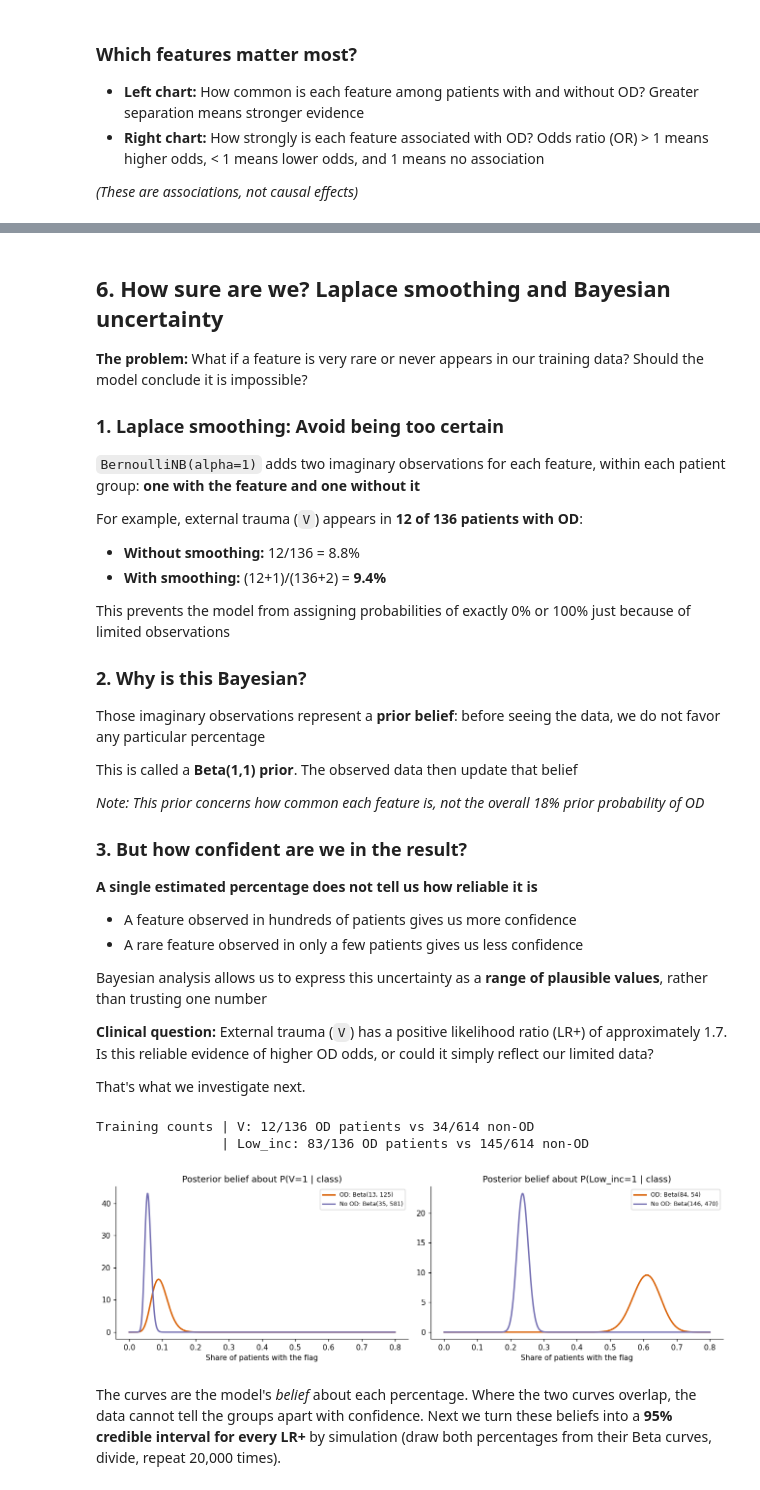
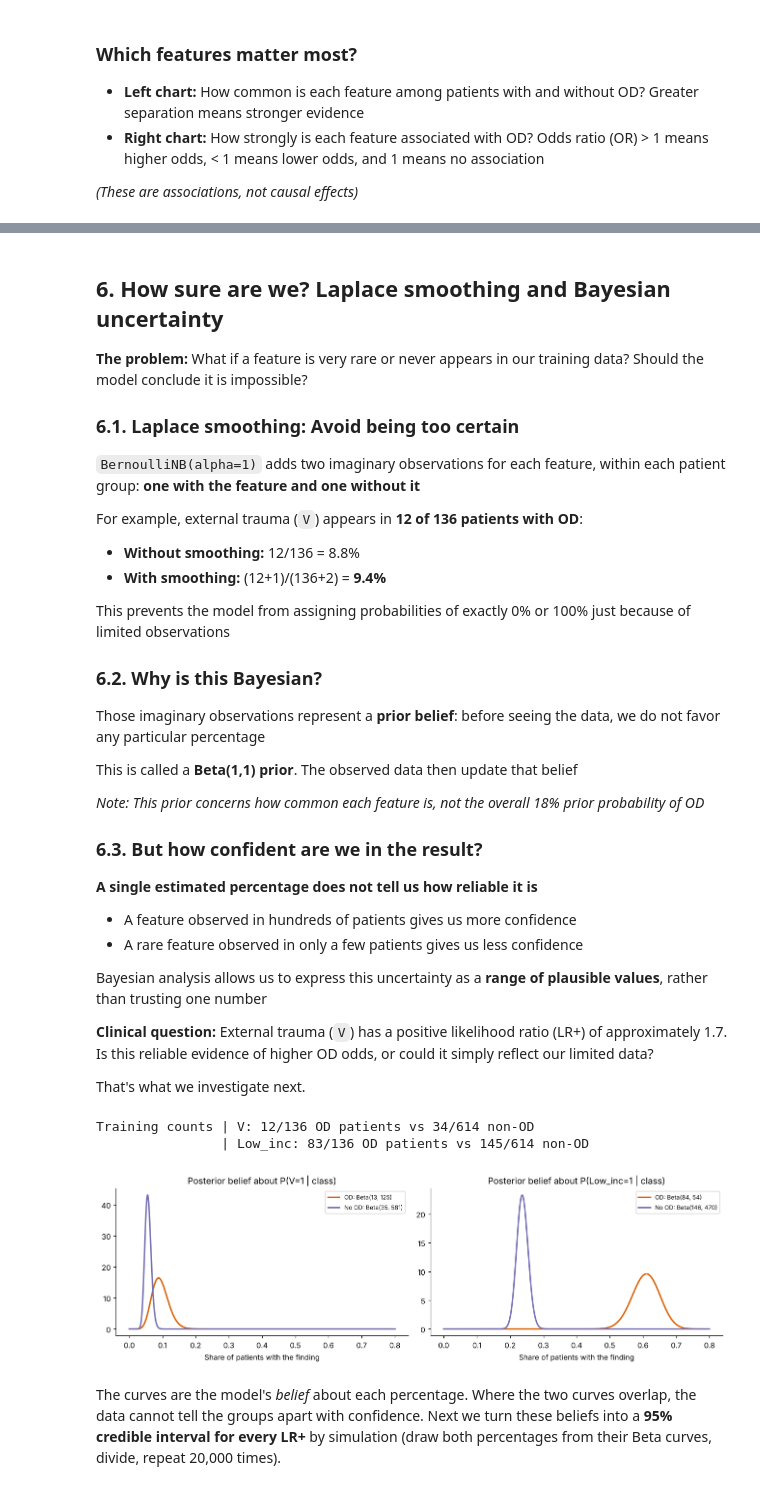
Before and after one commit to IE-ML-for-Healthcare/Bayesian-in-HC, a Jupyter notebook: 04_naive_bayes_opioid_demo_v2.ipynb, the cells around one changed output, grey strips where cells are left out. Cells and saved outputs as stored; diff of their text form; code cells hidden in the pictures.

```diff
--- a/04_naive_bayes_opioid_demo_v2.ipynb
+++ b/04_naive_bayes_opioid_demo_v2.ipynb
@@ -617,7 +623,7 @@ plt.tight_layout(); plt.show()
 
 **The problem:** What if a feature is very rare or never appears in our training data? Should the model conclude it is impossible?
 
-### 1. Laplace smoothing: Avoid being too certain
+### 6.1. Laplace smoothing: Avoid being too certain
 
 `BernoulliNB(alpha=1)` adds two imaginary observations for each feature, within each patient group: **one with the feature and one without it**
 
@@ -628,7 +634,7 @@ For example, external trauma (`V`) appears in **12 of 136 patients with OD**:
 
 This prevents the model from assigning probabilities of exactly 0% or 100% just because of limited observations
 
-### 2. Why is this Bayesian?
+### 6.2. Why is this Bayesian?
 
 Those imaginary observations represent a **prior belief**: before seeing the data, we do not favor any particular percentage
 
@@ -636,7 +642,7 @@ This is called a **Beta(1,1) prior**. The observed data then update that belief
 
 *Note: This prior concerns how common each feature is, not the overall 18% prior probability of OD*
 
-### 3. But how confident are we in the result?
+### 6.3. But how confident are we in the result?
 
 **A single estimated percentage does not tell us how reliable it is**
 
@@ -651,22 +657,22 @@ That's what we investigate next.
 # %%
 from scipy import stats
 nb_c = nb_model.class_count_; fc = nb_model.feature_count_
 j_v, j_li = list(feat_names).index("V"), list(feat_names).index("Low_inc")
 print(f"Training counts | V: {fc[1, j_v]:.0f}/{nb_c[1]:.0f} OD patients vs {fc[0, j_v]:.0f}/{nb_c[0]:.0f} non-OD")
 print(f"                | Low_inc: {fc[1, j_li]:.0f}/{nb_c[1]:.0f} OD patients vs {fc[0, j_li]:.0f}/{nb_c[0]:.0f} non-OD")
 
 xs = np.linspace(0, 0.8, 600)
 fig, ax = plt.subplots(1, 2, figsize=(12, 3.8))
 for a, j, name in [(ax[0], j_v, "V"), (ax[1], j_li, "Low_inc")]:
     for c, col, lab in [(1, C_OD, "OD"), (0, C_NO, "No OD")]:
         k, n = fc[c, j], nb_c[c]
         a.plot(xs, stats.beta(k + 1, n - k + 1).pdf(xs), color=col, lw=2, label=f"{lab}: Beta({k+1:.0f}, {n-k+1:.0f})")
-    a.set(title=f"Posterior belief about P({name}=1 | class)", xlabel="Share of patients with the flag"); a.legend(fontsize=8)
+    a.set(title=f"Posterior belief about P({name}=1 | class)", xlabel="Share of patients with the finding"); a.legend(fontsize=8)
 plt.tight_layout(); plt.show()
 # %% [output]
 Training counts | V: 12/136 OD patients vs 34/614 non-OD
                 | Low_inc: 83/136 OD patients vs 145/614 non-OD
-[figure, old version]
+[figure, new version]
 # %% [markdown]
 The curves are the model's *belief* about each percentage. Where the two curves overlap, the data cannot tell the groups apart with confidence. Next we turn these beliefs into a **95% credible interval for every LR+** by simulation (draw both percentages from their Beta curves, divide, repeat 20,000 times).
 # %%
```
Also changed, not shown: parts of 35 cells of this notebook.
